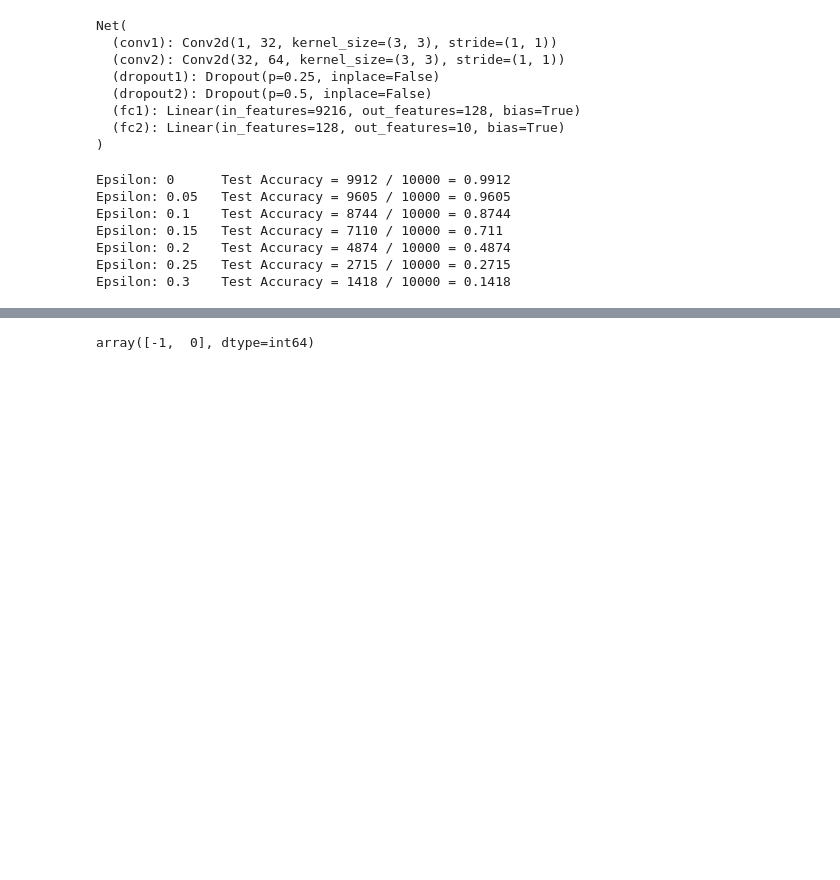
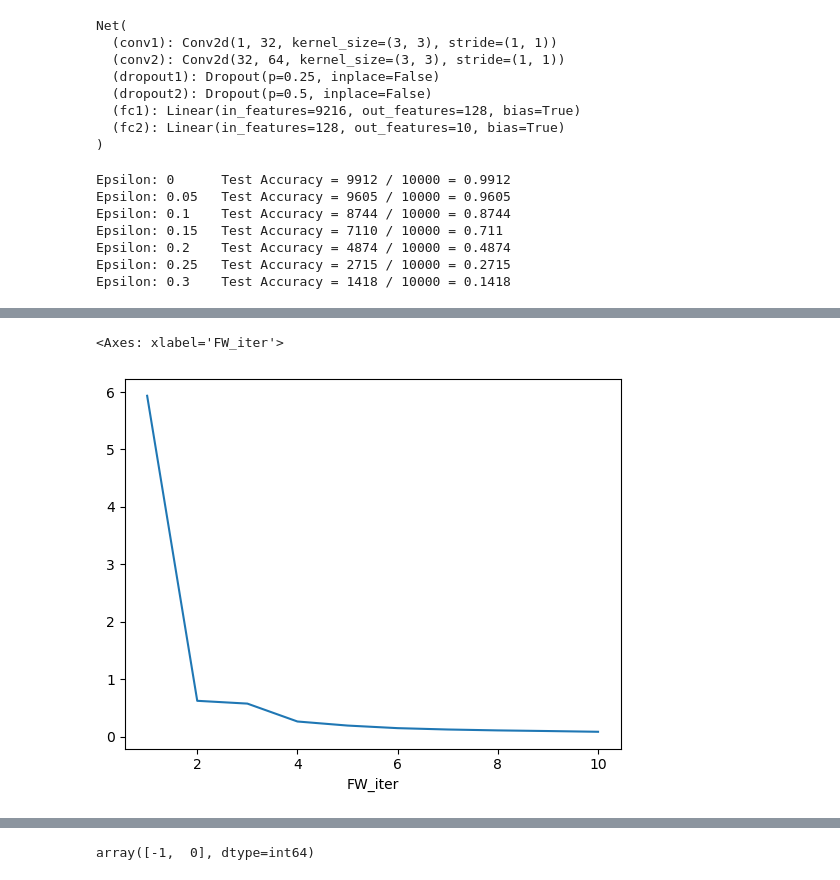
Before and after one commit to TannerAGraves/FW-variants-for-WB-Adversarial-Attacks, a Jupyter notebook: experimental/attack_tests.ipynb, the cells around one changed output, grey strips where cells are left out. Cells and saved outputs as stored; diff of their text form; code cells hidden in the pictures; blank space fills up the shorter version.

```diff
--- a/experimental/attack_tests.ipynb
+++ b/experimental/attack_tests.ipynb
@@ -460,0 +486,5 @@ Epsilon: 0.15   Test Accuracy = 338 / 1000 = 0.338
+# %%
+hist.groupby('FW_iter')['gap_FW'].mean().plot()
+# %% [output]
+<Axes: xlabel='FW_iter'>
+[figure, added]
```
Also changed, not shown: parts of 17 cells of this notebook, 3 other files.
